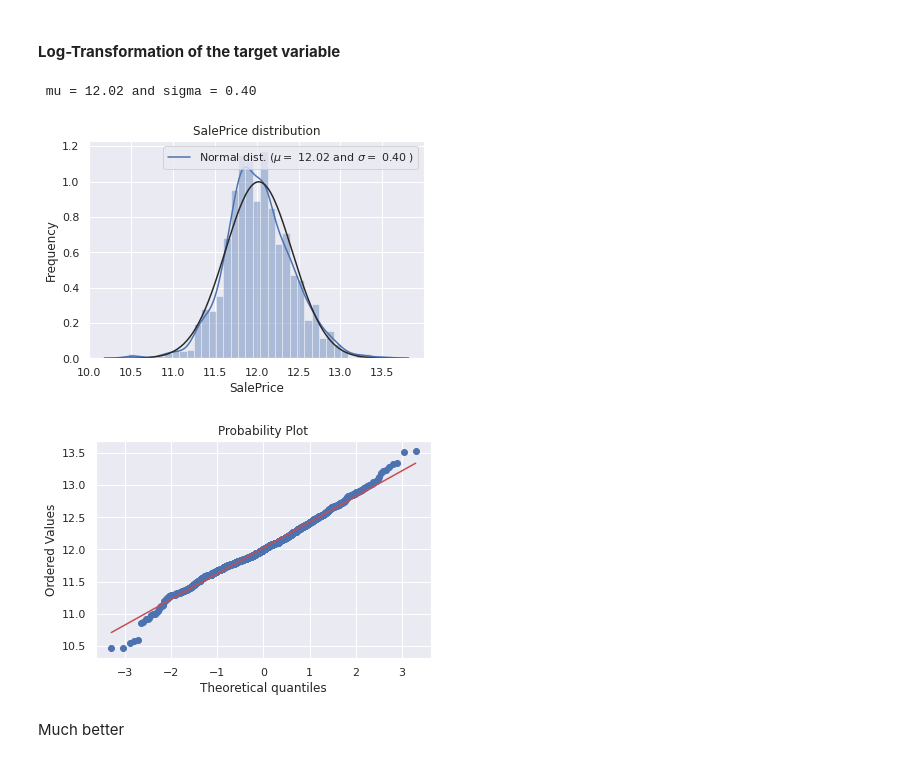
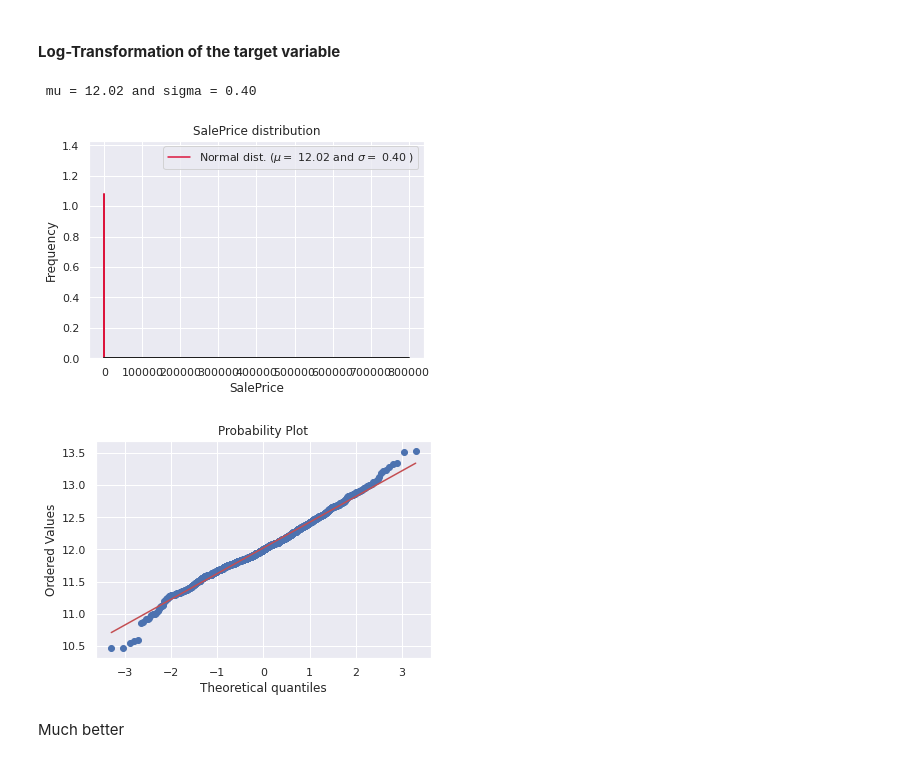
Before and after one commit to aig77/AmesHousing, a Jupyter notebook: ames.ipynb, the cells around one changed output. Cells and saved outputs as stored; diff of their text form; code cells hidden in the pictures.

```diff
--- a/ames.ipynb
+++ b/ames.ipynb
@@ -171,11 +172,19 @@ Careful deleting too many outliers because they may show up in the test set. We
 # %% [markdown]
 `SalePrice` is the dependent variable (what we need to predict) so let's do some analysis on it
 # %%
-sns.distplot(X_train['SalePrice'] , fit=stats.norm)
+def normal(mean, std, color="black"):
+    x = np.linspace(0, 800000, 1000)
+    p = stats.norm.pdf(x, mean, std)
+    z = plt.plot(x, p, color, linewidth=2)
+
+sns.histplot(X_train['SalePrice'], stat='density', kde=False, bins=50)
+sns.kdeplot(X_train['SalePrice'], cut=3, color='crimson')
 
 # get fitted parameters used by the function
 (mu, sigma) = stats.norm.fit(X_train['SalePrice'])
-print(f'\n mu = {mu:.2f} and signma = {sigma:.2f}\n')
+print(f'\n mu = {mu:.2f} and sigma = {sigma:.2f}\n')
+
+normal(mu, sigma)
 
 # now plot the distribution
 plt.legend([f'Normal dist. ($\mu=$ {mu:.2f} and $\sigma=$ {sigma:.2f}'], loc='best')
@@ -197,26 +206,29 @@ Target variable is right skewed. Linear models love normally distributed data, s
 # %%
 # use np.log1p which applies log(1+x) to all elements of the column
 X_train['SalePrice'] = np.log1p(X_train['SalePrice'])
 
-sns.distplot(X_train['SalePrice'], fit=stats.norm)
+sns.histplot(X_train['SalePrice'], stat='density', kde=False, bins=50)
+sns.kdeplot(X_train['SalePrice'], cut=3, color='crimson')
 
 # Get the fitted parameters used by the function
 (mu, sigma) = stats.norm.fit(X_train['SalePrice'])
 print(f'\n mu = {mu:.2f} and sigma = {sigma:.2f}\n')
+
+normal(mu, sigma)
 
 #Now plot the distribution
 plt.legend([f'Normal dist. ($\mu=$ {mu:.2f} and $\sigma=$ {sigma:.2f} )'],
             loc='best')
 plt.ylabel('Frequency')
 plt.title('SalePrice distribution')
 
 #Get also the QQ-plot
 fig = plt.figure()
 res = stats.probplot(X_train['SalePrice'], plot=plt)
 plt.show()
 # %% [output]
  mu = 12.02 and sigma = 0.40
-[figure, old version]
+[figure, new version]
 [figure]
 # %% [markdown]
 Much better
```
Also changed, not shown: parts of 48 cells of this notebook, 3 other files.
